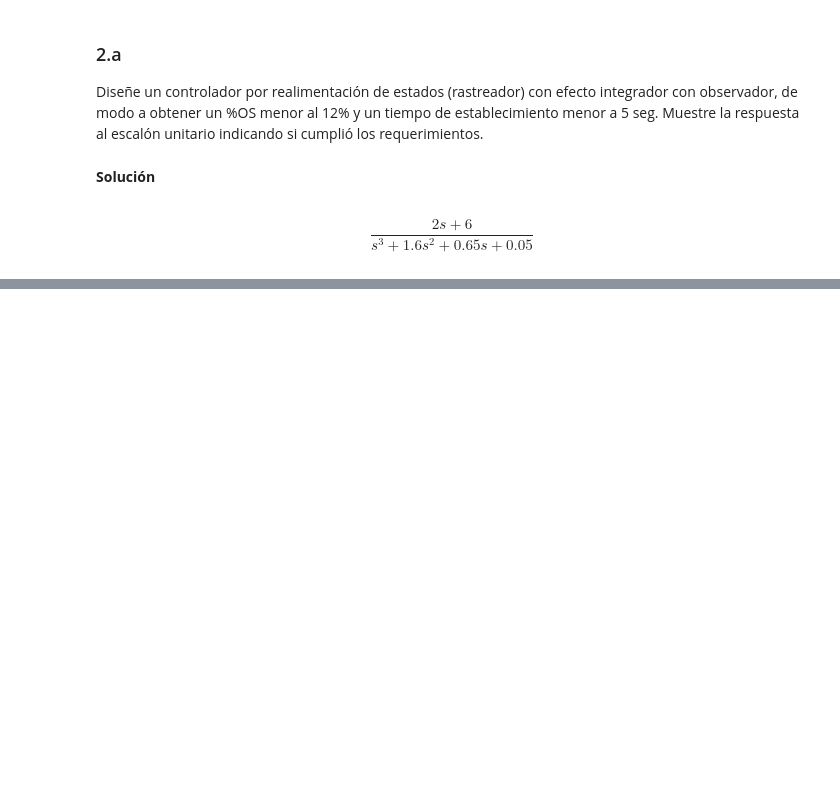
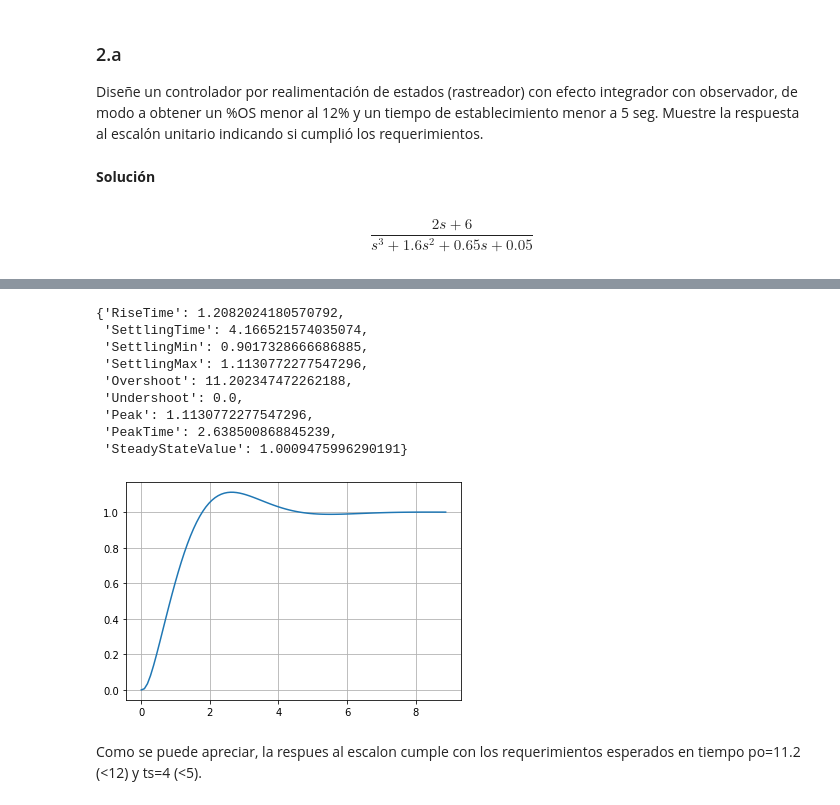
Before and after one commit to bregydoc/controlsystems2020, a Jupyter notebook: exams/final-exam-postsolution.ipynb, the cells around one changed output, grey strips where cells are left out. Drawn from its saved outputs; the diff is of its cells as text; code cells hidden in the pictures; blank space fills up the shorter version.

```diff
--- a/exams/Untitled1.ipynb
+++ b/exams/final-exam-postsolution.ipynb
@@ -219,0 +251,5 @@ $$\frac{2 s + 6}{s^3 + 1.6 s^2 + 0.65 s + 0.05}$$
+# %%
+# po < 12% => po=10, ts=5
+close_loop_system_w_obs = ct20.design.statespace.tracker_with_observer(
+    sys, po=10, ts=5, extra_poles=[-10, -15]
+)
@@ -219,0 +290,17 @@ $$\frac{2 s + 6}{s^3 + 1.6 s^2 + 0.65 s + 0.05}$$
+# %%
+plt.plot(*ct.step_response(close_loop_system_w_obs))
+plt.grid()
+ct.step_info(close_loop_system_w_obs)
+# %% [output]
+{'RiseTime': 1.2082024180570792,
+ 'SettlingTime': 4.166521574035074,
+ 'SettlingMin': 0.9017328666686885,
+ 'SettlingMax': 1.1130772277547296,
+ 'Overshoot': 11.202347472262188,
+ 'Undershoot': 0.0,
+ 'Peak': 1.1130772277547296,
+ 'PeakTime': 2.638500868845239,
+ 'SteadyStateValue': 1.0009475996290191}
+[figure, added]
+# %% [markdown]
+Como se puede apreciar, la respues al escalon cumple con los requerimientos esperados en tiempo po=11.2 (<12) y ts=4 (<5).
```
Also changed, not shown: parts of 29 cells of this notebook, 2 other files.
